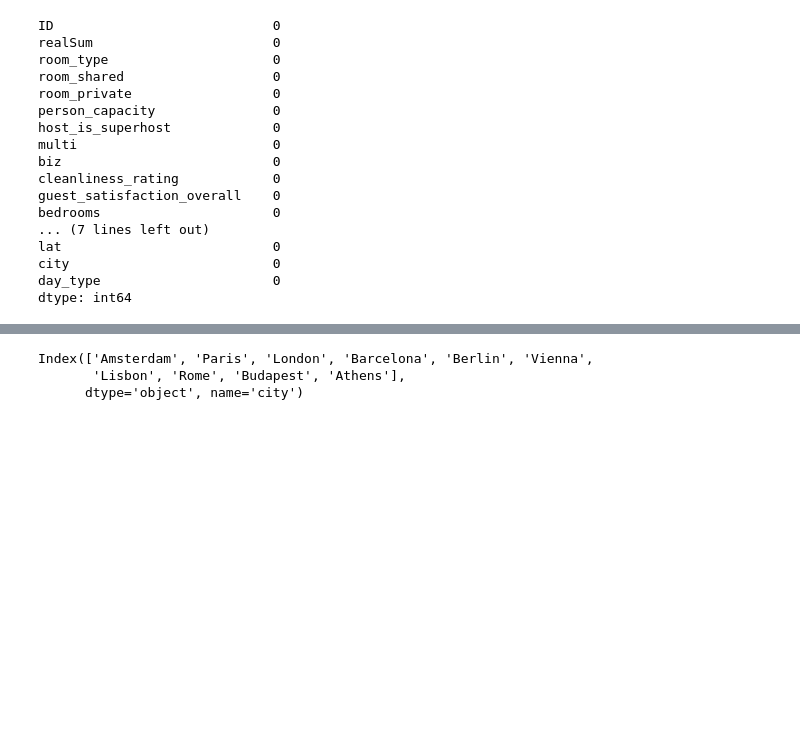
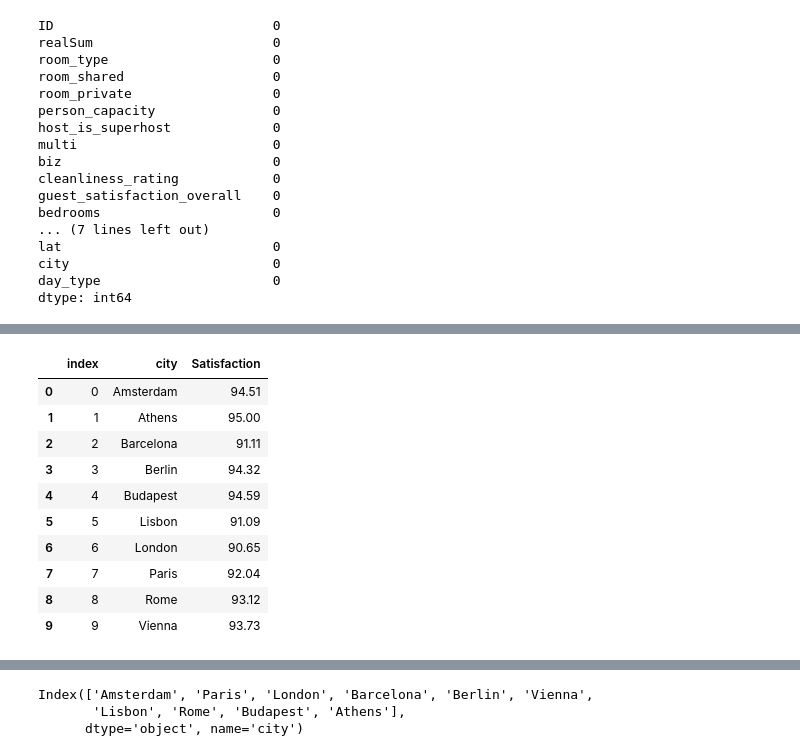
Before and after one commit to IngaGS/SheGoesTech_FinalProject, a Jupyter notebook: Airbnb data analysis(3).ipynb, the cells around one changed output, grey strips where cells are left out. Saved outputs shown, nothing was run; the diff lists cells and outputs as text; code cells hidden in the pictures; blank space fills up the shorter version.

```diff
--- a/Airbnb data analysis(2).ipynb
+++ b/Airbnb data analysis(3).ipynb
@@ -182,2 +178,19 @@ import matplotlib.pyplot as plt
+# %%
+satisfaction=airbnb_db.groupby(['city'], as_index=False)['guest_satisfaction_overall'].mean().reset_index().rename(columns={'guest_satisfaction_overall':'Satisfaction'})
+satisfaction['Satisfaction']=satisfaction['Satisfaction'].round(2)
+
+satisfaction
+# %% [output]
+|  | index | city | Satisfaction |
+| 0 | 0 | Amsterdam | 94.51 |
+| 1 | 1 | Athens | 95.00 |
+| 2 | 2 | Barcelona | 91.11 |
+| 3 | 3 | Berlin | 94.32 |
+| 4 | 4 | Budapest | 94.59 |
+| 5 | 5 | Lisbon | 91.09 |
+| 6 | 6 | London | 90.65 |
+| 7 | 7 | Paris | 92.04 |
+| 8 | 8 | Rome | 93.12 |
+| 9 | 9 | Vienna | 93.73 |
 # %%
 import matplotlib.pyplot as plt
```
Also changed, not shown: parts of 4 cells of this notebook.
